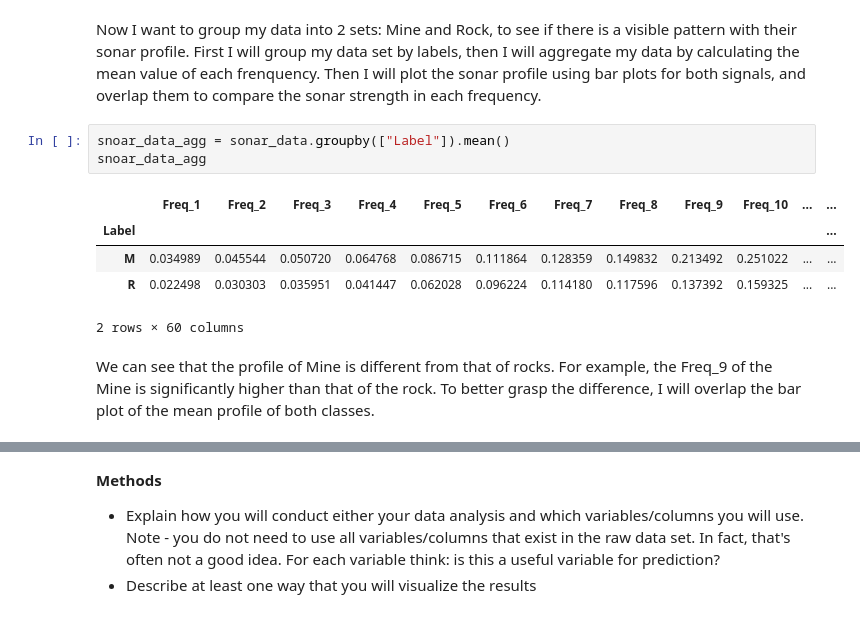
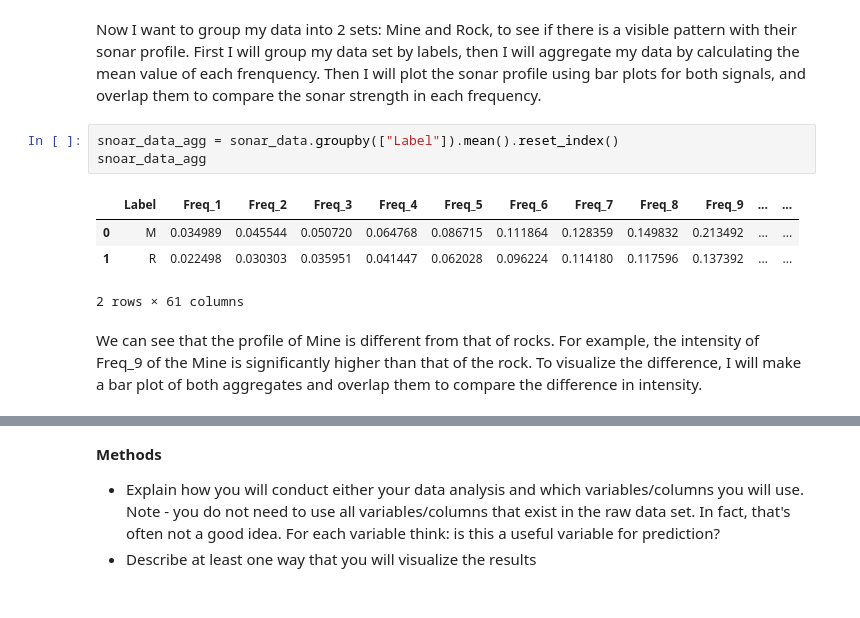
Before and after one commit to OminiCarlos/DSCI100_Group_14_Proposal_Mine_Finder, a Jupyter notebook: Mine_Finder.ipynb, the cells around one changed output, grey strips where cells are left out. Saved outputs shown, nothing was run; the diff lists cells and outputs as text.

```diff
--- a/Mine_Finder.ipynb
+++ b/Mine_Finder.ipynb
@@ -79,13 +79,12 @@ Since we have samples of roughly the same quantity, it is safe to say the sample
 # %% [markdown]
 Now I want to group my data into 2 sets: Mine and Rock, to see if there is a visible pattern with their sonar profile. First I will group my data set by labels, then I will aggregate my data by calculating the mean value of each frenquency. Then I will plot the sonar profile using bar plots for both signals, and overlap them to compare the sonar strength in each frequency.
 # %%
-snoar_data_agg = sonar_data.groupby(["Label"]).mean()
+snoar_data_agg = sonar_data.groupby(["Label"]).mean().reset_index()
 snoar_data_agg
 # %% [output]
-|  | Freq_1 | Freq_2 | Freq_3 | Freq_4 | Freq_5 | Freq_6 | Freq_7 | Freq_8 | Freq_9 | Freq_10 | ... | ... |
-| Label |  |  |  |  |  |  |  |  |  |  |  | ... |
-| M | 0.034989 | 0.045544 | 0.050720 | 0.064768 | 0.086715 | 0.111864 | 0.128359 | 0.149832 | 0.213492 | 0.251022 | ... | ... |
-| R | 0.022498 | 0.030303 | 0.035951 | 0.041447 | 0.062028 | 0.096224 | 0.114180 | 0.117596 | 0.137392 | 0.159325 | ... | ... |
+|  | Label | Freq_1 | Freq_2 | Freq_3 | Freq_4 | Freq_5 | Freq_6 | Freq_7 | Freq_8 | Freq_9 | ... | ... |
+| 0 | M | 0.034989 | 0.045544 | 0.050720 | 0.064768 | 0.086715 | 0.111864 | 0.128359 | 0.149832 | 0.213492 | ... | ... |
+| 1 | R | 0.022498 | 0.030303 | 0.035951 | 0.041447 | 0.062028 | 0.096224 | 0.114180 | 0.117596 | 0.137392 | ... | ... |
-2 rows × 60 columns
+2 rows × 61 columns
 # %% [markdown]
-We can see that the profile of Mine is different from that of rocks. For example,  the Freq_9 of the Mine is significantly higher than that of the rock. To better grasp the difference, I will overlap the bar plot of the mean profile of both classes.
+We can see that the profile of Mine is different from that of rocks. For example,  the intensity of Freq_9 of the Mine is significantly higher than that of the rock. To visualize the difference, I will make a bar plot of both aggregates and overlap them to compare the difference in intensity.
```
Also changed, not shown: parts of 3 cells of this notebook.
